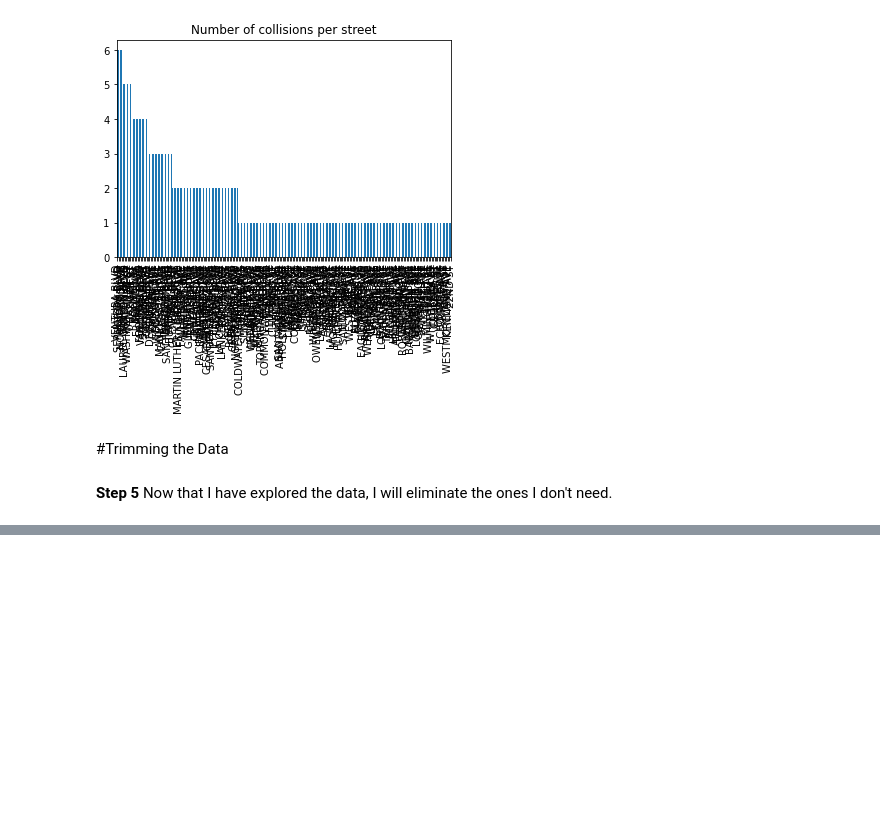
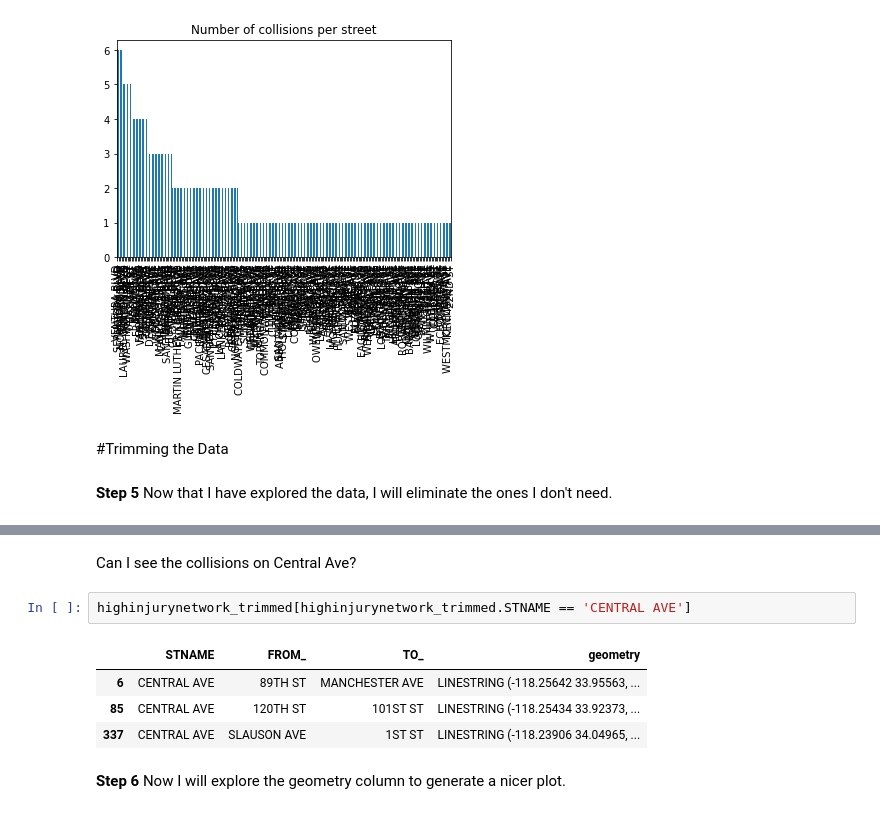
Before and after one commit to paotirado/up206-paola, a Jupyter notebook: Week 1/Week 1 assignement.ipynb, the cells around one changed output, grey strips where cells are left out. Saved outputs shown, nothing was run; the diff lists cells and outputs as text; blank space fills up the shorter version.

```diff
--- a/Week 1/Week 1 assignement.ipynb
+++ b/Week 1/Week 1 assignement.ipynb
@@ -196,0 +250,11 @@ st_count.plot.bar(x = 'STNAME' , y = 'count' , title = 'Number of collisions per
+# %% [markdown]
+Can I see the collisions on Central Ave?
+# %%
+highinjurynetwork_trimmed[highinjurynetwork_trimmed.STNAME == 'CENTRAL AVE']
+# %% [output]
+|  | STNAME | FROM_ | TO_ | geometry |
+| 6 | CENTRAL AVE | 89TH ST | MANCHESTER AVE | LINESTRING (-118.25642 33.95563, ... |
+| 85 | CENTRAL AVE | 120TH ST | 101ST ST | LINESTRING (-118.25434 33.92373, ... |
+| 337 | CENTRAL AVE | SLAUSON AVE | 1ST ST | LINESTRING (-118.23906 34.04965, ... |
+# %% [markdown]
+**Step 6** Now I will explore the geometry column to generate a nicer plot.
```
Also changed, not shown: parts of 8 cells of this notebook.
